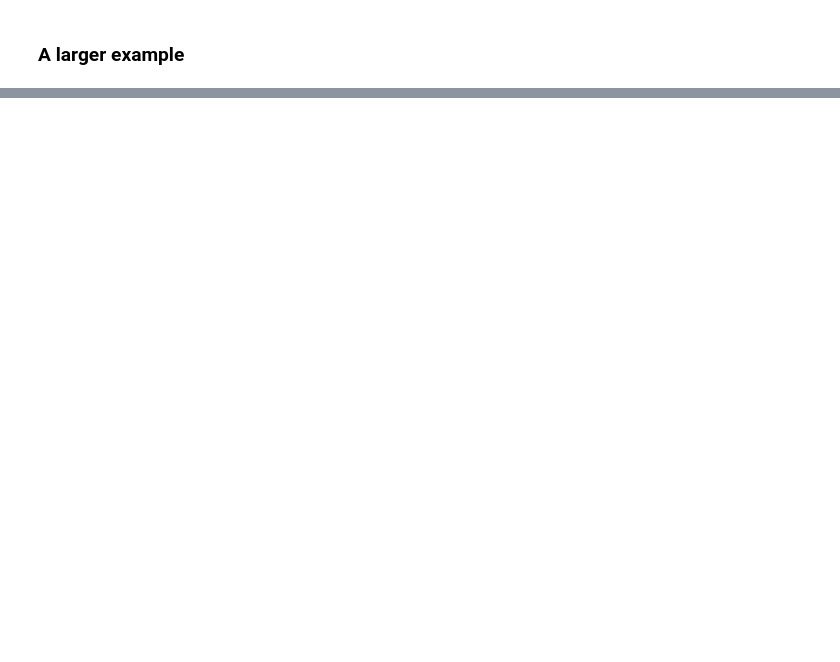
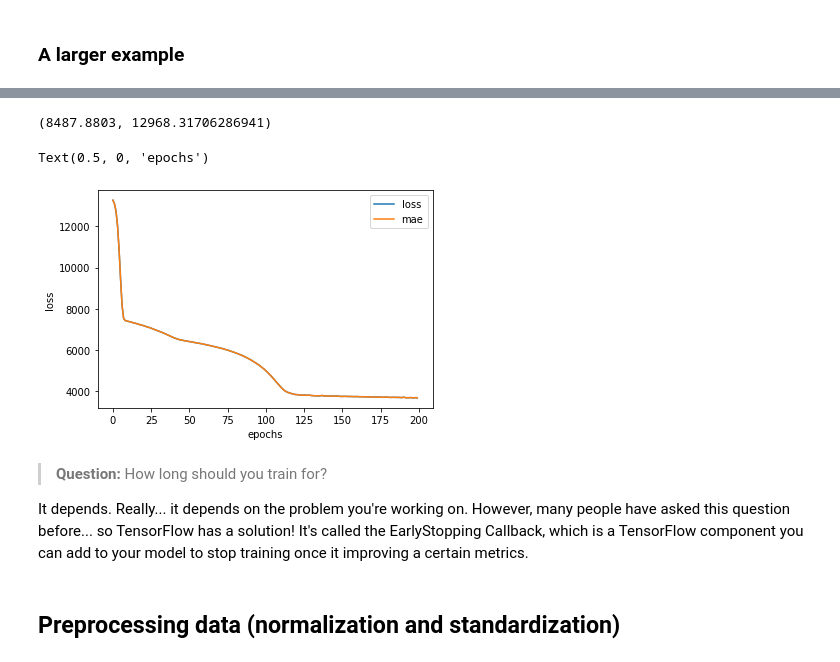
Before and after one commit to ThangDoan2001/TensorFlow_ZeroToHero, a Jupyter notebook: 01_neural_network_regression_with_tensorflow.ipynb, the cells around one changed output, grey strips where cells are left out. Drawn from its saved outputs; the diff is of its cells as text; code cells hidden in the pictures; blank space fills up the shorter version.

```diff
--- a/01_neural_network_regression_with_tensorflow.ipynb
+++ b/01_neural_network_regression_with_tensorflow.ipynb
@@ -1003,0 +1045,4 @@ best_model_HDF5_format.h5
+# %%
+# Create X & y value (features and labels )
+X = insurance_one_hot.drop("charges", axis =1)
+y = insurance_one_hot["charges"]
@@ -1003,0 +1127,18 @@ best_model_HDF5_format.h5
+# %%
+# Set random seed
+tf.random.set_seed(42)
+
+# 1. Create the model
+insurance_model_2 = tf.keras.Sequential([
+ tf.keras.layers.Dense(100),
+ tf.keras.layers.Dense(10),
+ tf.keras.layers.Dense(1)
+])
+
+# 2. Compile the model
+insurance_model_2.compile(loss=tf.keras.losses.MAE,
+                          optimizer=tf.keras.optimizers.Adam(),
+                          metrics=["mae"])
+
+# 3. Fit the model
+insurance_model_2.fit(X_train, y_train, epochs=100)
@@ -1003,0 +1170,18 @@ best_model_HDF5_format.h5
+# %%
+# Set random seed
+tf.random.set_seed(42)
+
+# 1. Create the model
+insurance_model_3 = tf.keras.Sequential([
+ tf.keras.layers.Dense(100),
+ tf.keras.layers.Dense(10),
+ tf.keras.layers.Dense(1)
+])
+
+# 2. Compile the model
+insurance_model_3.compile(loss=tf.keras.losses.MAE,
+                           optimizer=tf.keras.optimizers.Adam(),
+                           metrics=["mae"])
+
+# 3. Fit the model
+history = insurance_model_3.fit(X_train, y_train, epochs=200)
@@ -1003,0 +1261,18 @@ best_model_HDF5_format.h5
+# %%
+y_test.median(), y_test.mean()
+# %% [output]
+(8487.8803, 12968.31706286941)
+# %%
+# Plot history (also know as a loss curve or a training curve)
+pd.DataFrame(history.history).plot()
+plt.ylabel("loss")
+plt.xlabel("epochs")
+# %% [output]
+Text(0.5, 0, 'epochs')
+[figure, added]
+# %% [markdown]
+>**Question:** How long should you train for?
+
+It depends. Really... it depends on the problem you're working on. However, many people have asked this question before... so TensorFlow has a solution! It's called the EarlyStopping Callback, which is a TensorFlow component you can add to your model to stop training once it improving a certain metrics.
+# %% [markdown]
+## Preprocessing data (normalization and standardization)
```
Also changed, not shown: parts of 36 cells of this notebook.
